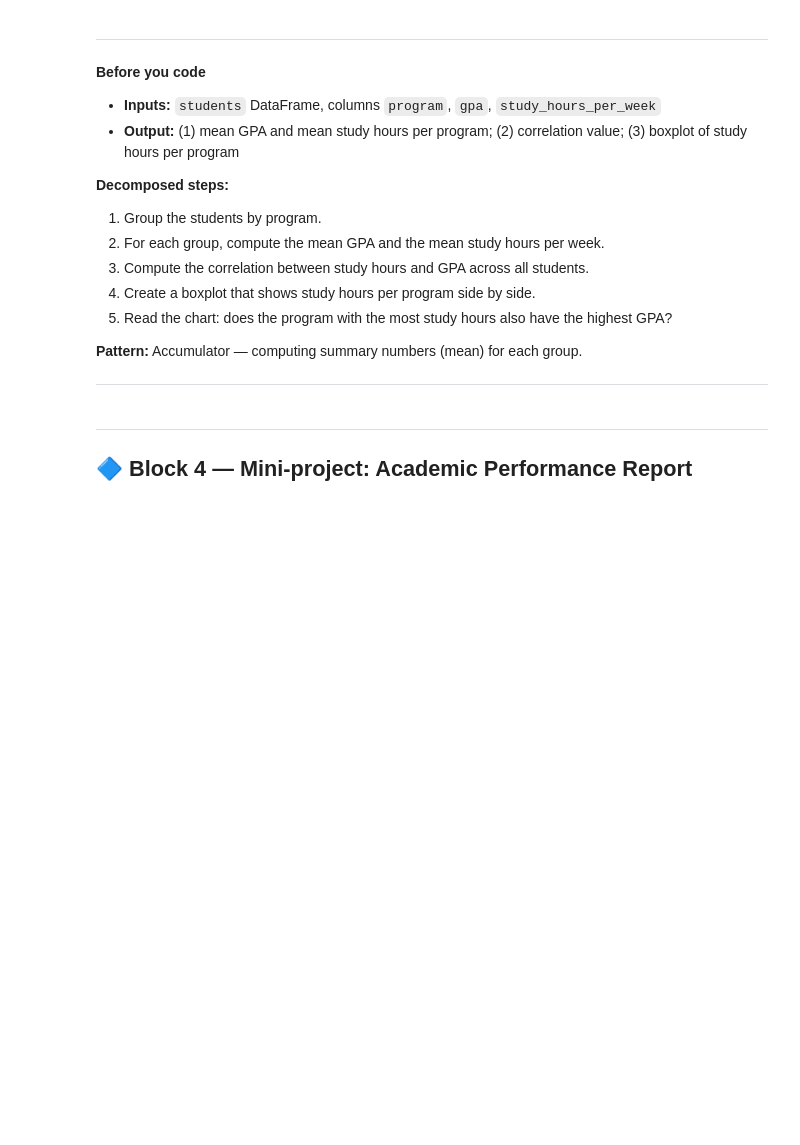
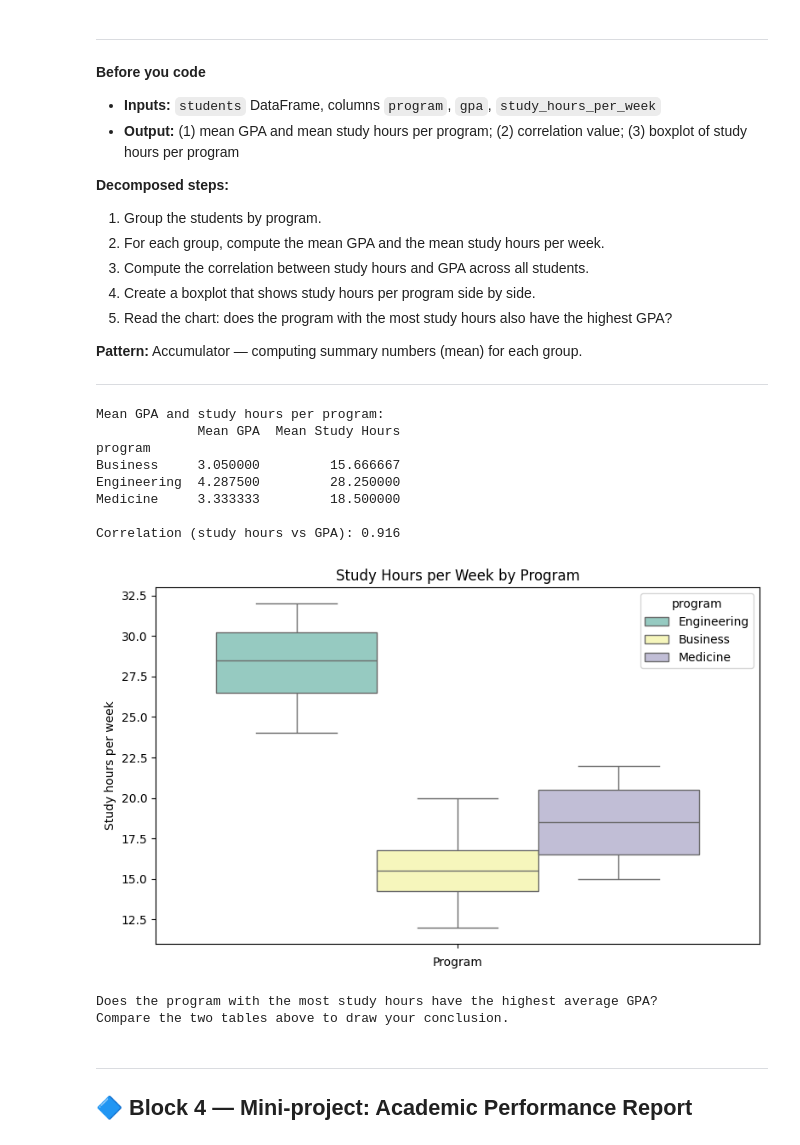
Before and after one commit to juliancho3110/python-courses, a Jupyter notebook: module9/module9_descriptive_statistics.ipynb, the cells around one changed output. Saved outputs shown, nothing was run; the diff lists cells and outputs as text; code cells hidden in the pictures; blank space fills up the shorter version.

```diff
--- a/module9/module9_descriptive_statistics.ipynb
+++ b/module9/module9_descriptive_statistics.ipynb
@@ -570,26 +734,38 @@ plt.show()
 # %%
 # Exercise 3: mean GPA and study hours per program.
 
 # Step 1: compute mean GPA and study hours per program.
 group_summary = students.groupby("program")[["gpa", "study_hours_per_week"]].mean()
 group_summary.columns = ["Mean GPA", "Mean Study Hours"]
 print("Mean GPA and study hours per program:")
 print(group_summary)
 
 # Step 2: correlation between study hours and GPA.
 r = students["gpa"].corr(students["study_hours_per_week"])
 print(f"\nCorrelation (study hours vs GPA): {r:.3f}")
 
 # Step 3: boxplot of study hours per program.
 plt.figure(figsize=(8, 5))
-sns.boxplot(data=students, x="program", y="study_hours_per_week", palette="Set3")
+sns.boxplot(data=students, hue="program", y="study_hours_per_week", palette="Set3") #x=hue
 plt.title("Study Hours per Week by Program")
 plt.xlabel("Program")
 plt.ylabel("Study hours per week")
 plt.tight_layout()
 plt.show()
 print("\nDoes the program with the most study hours have the highest average GPA?")
 print("Compare the two tables above to draw your conclusion.")
+# %% [output]
+Mean GPA and study hours per program:
+             Mean GPA  Mean Study Hours
+program
+Business     3.050000         15.666667
+Engineering  4.287500         28.250000
+Medicine     3.333333         18.500000
+
+Correlation (study hours vs GPA): 0.916
+[figure, added]
+Does the program with the most study hours have the highest average GPA?
+Compare the two tables above to draw your conclusion.
 # %% [markdown]
 ---
 
```
Also changed, not shown: parts of 25 cells of this notebook.
